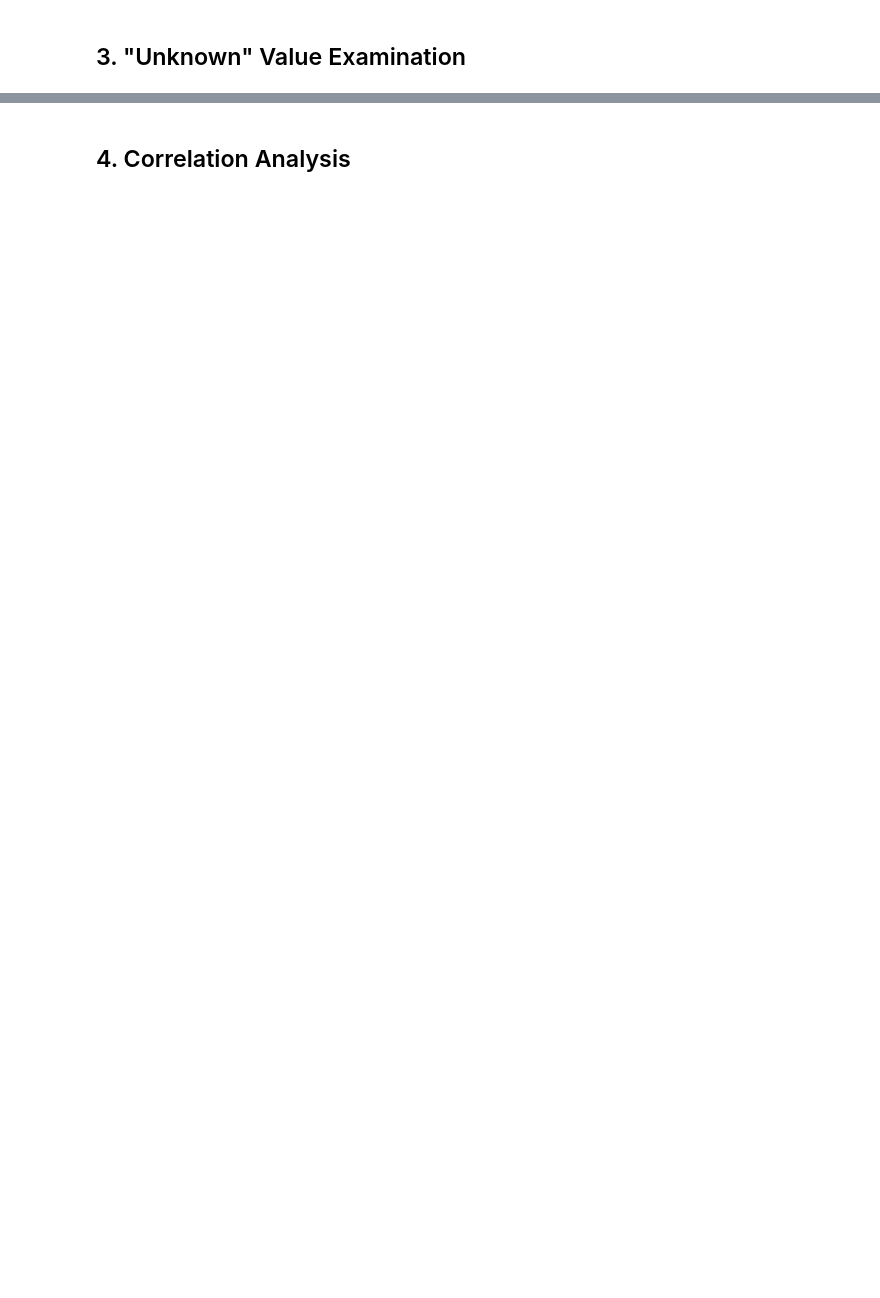
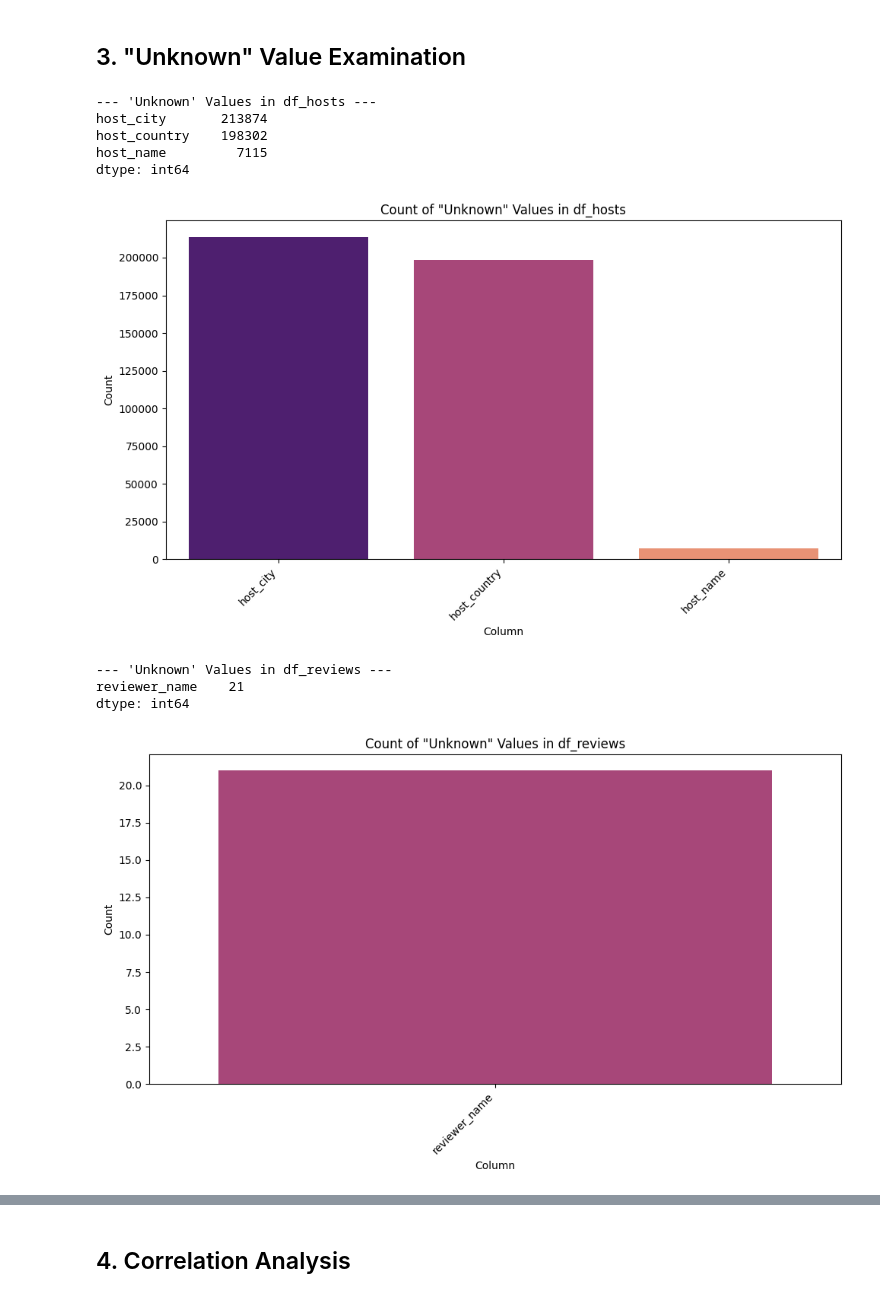
Before and after one commit to YassineEng/EDA-Inside-Airbnb-data-warehouse, a Jupyter notebook: eda.ipynb, the cells around one changed output, grey strips where cells are left out. Drawn from its saved outputs; the diff is of its cells as text; code cells hidden in the pictures; blank space fills up the shorter version.

```diff
--- a/eda.ipynb
+++ b/eda.ipynb
@@ -119,31 +165,41 @@ check_null_values(df_listings, 'df_listings')
 ## 3. "Unknown" Value Examination
 # %%
 def check_unknown_values(df, df_name, unknown_values=['unknown', 'n/a', '-', 'none', '', 'null', 'not available']):
-    print(f"
---- 'Unknown' Values in {df_name} ---")
+    print(f"--- 'Unknown' Values in {df_name} ---")
     unknown_counts = {}
     for col in df.select_dtypes(include='object').columns:
         # Convert to string to handle mixed types gracefully
         col_series = df[col].astype(str).str.lower()
         count = col_series.isin(unknown_values).sum()
         if count > 0:
             unknown_counts[col] = count
 
     if unknown_counts:
         unknown_info = pd.Series(unknown_counts).sort_values(ascending=False)
         print(unknown_info)
 
         plt.figure(figsize=(10, 6))
-        sns.barplot(x=unknown_info.index, y=unknown_info.values, palette='magma')
+        sns.barplot(x=unknown_info.index, y=unknown_info.values, hue=unknown_info.index, palette='magma', legend=False)
         plt.title(f'Count of "Unknown" Values in {df_name}')
         plt.ylabel('Count')
         plt.xlabel('Column')
         plt.xticks(rotation=45, ha='right')
         plt.tight_layout()
         plt.show()
     else:
         print(f"No common 'unknown' values found in string columns of {df_name}.")
 
 check_unknown_values(df_hosts, 'df_hosts')
 check_unknown_values(df_reviews, 'df_reviews')
 check_unknown_values(df_listings, 'df_listings')
+# %% [output]
+--- 'Unknown' Values in df_hosts ---
+host_city       213874
+host_country    198302
+host_name         7115
+dtype: int64
+[figure, added]
+--- 'Unknown' Values in df_reviews ---
+reviewer_name    21
+dtype: int64
+[figure, added]
```
Also changed, not shown: parts of 10 cells of this notebook.
